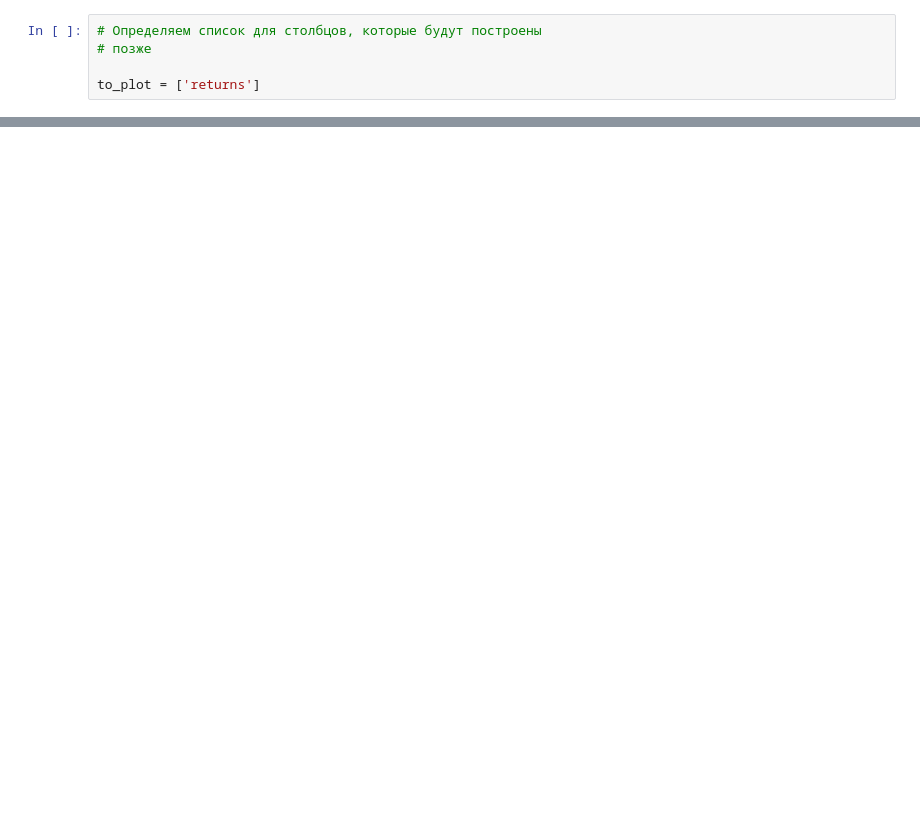
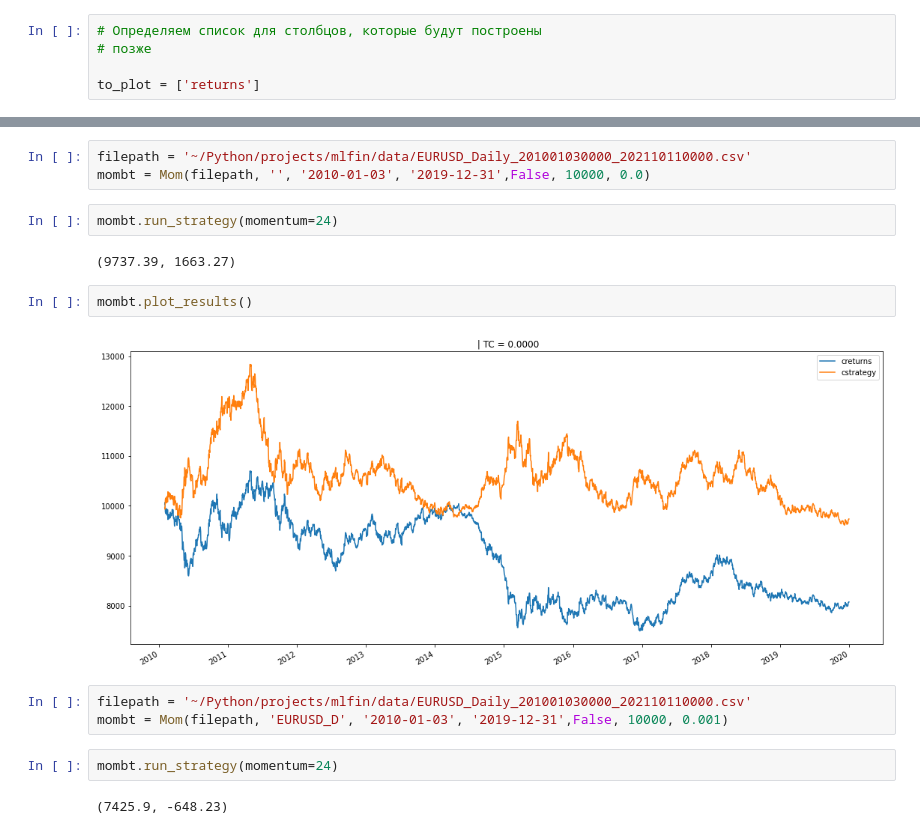
Before and after one commit to Sash525/mlfin, a Jupyter notebook: notebooks/2-0_hilpisch_momentum.ipynb, the cells around one changed output, grey strips where cells are left out. Saved outputs shown, nothing was run; the diff lists cells and outputs as text; blank space fills up the shorter version.

```diff
--- a/notebooks/2-0_hilpisch_momentum.ipynb
+++ b/notebooks/2-0_hilpisch_momentum.ipynb
@@ -269,0 +276,18 @@ data[to_plot].dropna().cumsum().apply(np.exp).plot(
+# %%
+filepath = '~/Python/projects/mlfin/data/EURUSD_Daily_201001030000_202110110000.csv'
+mombt = Mom(filepath, '', '2010-01-03', '2019-12-31',False, 10000, 0.0)
+# %%
+mombt.run_strategy(momentum=24)
+# %% [output]
+(9737.39, 1663.27)
+# %%
+mombt.plot_results()
+# %% [output]
+[figure, added]
+# %%
+filepath = '~/Python/projects/mlfin/data/EURUSD_Daily_201001030000_202110110000.csv'
+mombt = Mom(filepath, 'EURUSD_D', '2010-01-03', '2019-12-31',False, 10000, 0.001)
+# %%
+mombt.run_strategy(momentum=24)
+# %% [output]
+(7425.9, -648.23)
```
Also changed, not shown: parts of 6 cells of this notebook, 26 other files.
